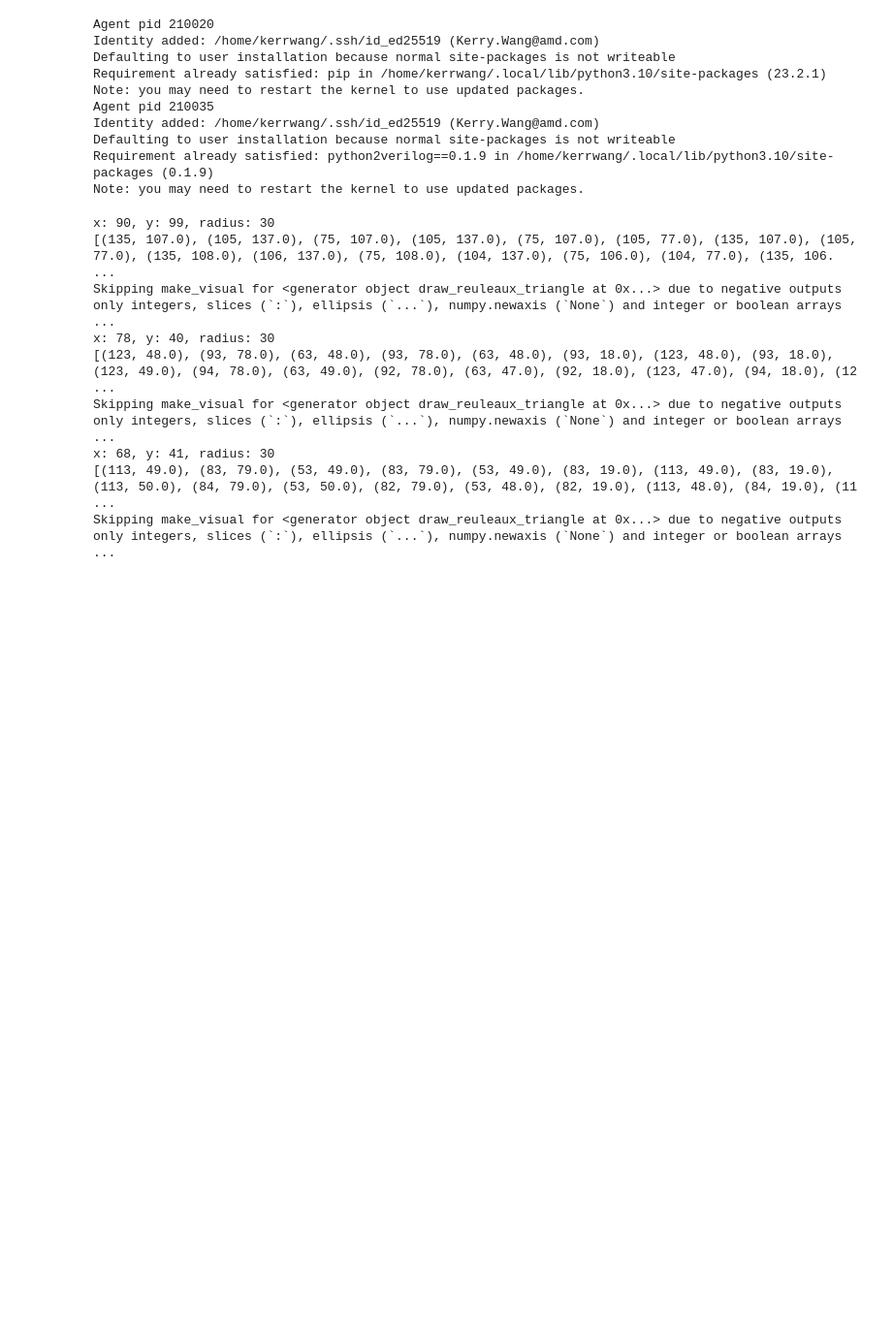
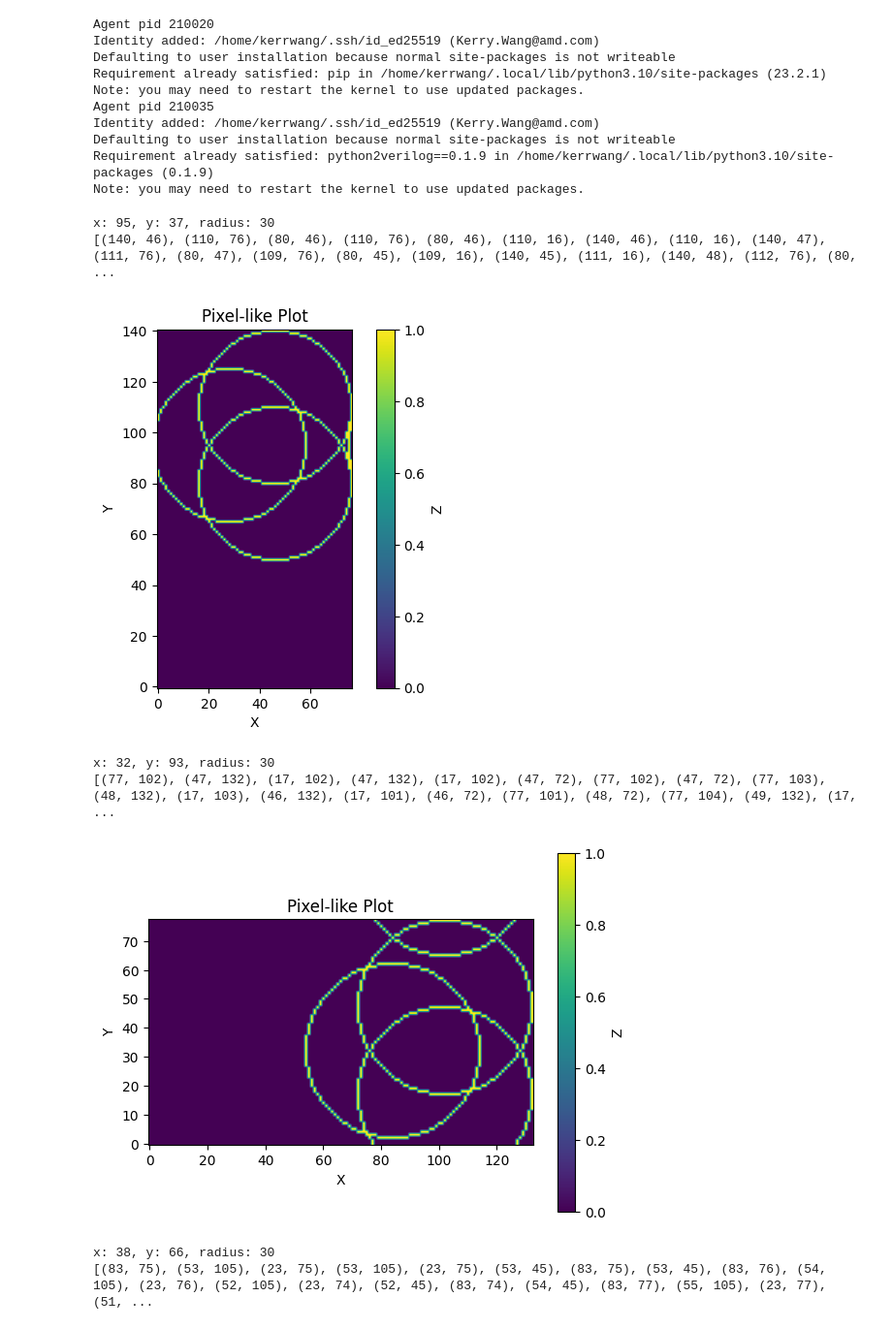
Before and after one commit to WorldofKerry/Python2Verilog, a Jupyter notebook: design/func_call/reuleaux_triangle.ipynb, the cells around one changed output. Shown: that part at 97% size. Saved outputs shown, nothing was run; the diff lists cells and outputs as text; code cells hidden in the pictures; blank space fills up the shorter version.

```diff
--- a/design/func_call/reuleaux_triangle.ipynb
+++ b/design/func_call/reuleaux_triangle.ipynb
@@ -99,40 +99,38 @@ def draw_circle(centre_x, centre_y, radius):
             crit = crit + 2 * offset_y + 1
         else:
             offset_x = offset_x - 1
             crit = crit + 2 * (offset_y - offset_x) + 1
 
 
 def draw_reuleaux_triangle(centre_x, centre_y, radius):
     c_x = centre_x
     c_y = centre_y
     c_x1 = c_x + radius // 2
     c_y1 = c_y + round(radius * math.sqrt(3) / 6)
-    c_y1 = c_y + round(radius * math.sqrt(3) / 6)
     c_x2 = c_x - radius // 2
     c_y2 = c_y + round(radius * math.sqrt(3) / 6)
     c_x3 = c_x
     c_y3 = c_y - round(radius * math.sqrt(3) / 6)
 
     yield from draw_circle(c_x1, c_y1, radius)
     yield from draw_circle(c_x2, c_y2, radius)
     yield from draw_circle(c_x3, c_y3, radius)
 
 for _ in range(3):
     x, y, radius = (
         random.randint(30, 100),
         random.randint(30, 100),
         random.randint(30, 30),
     )
     print(f"x: {x}, y: {y}, radius: {radius}")
     print(list(draw_reuleaux_triangle(x, y, radius)))
     make_visual(draw_reuleaux_triangle(x, y, radius))
 # %% [output]
-x: 90, y: 99, radius: 30
-[(135, 107.0), (105, 137.0), (75, 107.0), (105, 137.0), (75, 107.0), (105, 77.0), (135, 107.0), (105, 77.0), (135, 108.0), (106, 137.0), (75, 108.0), (104, 137.0), (75, 106.0), (104, 77.0), (135, 106. ...
-Skipping make_visual for <generator object draw_reuleaux_triangle at 0x...> due to negative outputs only integers, slices (`:`), ellipsis (`...`), numpy.newaxis (`None`) and integer or boolean arrays  ...
-x: 78, y: 40, radius: 30
-[(123, 48.0), (93, 78.0), (63, 48.0), (93, 78.0), (63, 48.0), (93, 18.0), (123, 48.0), (93, 18.0), (123, 49.0), (94, 78.0), (63, 49.0), (92, 78.0), (63, 47.0), (92, 18.0), (123, 47.0), (94, 18.0), (12 ...
-Skipping make_visual for <generator object draw_reuleaux_triangle at 0x...> due to negative outputs only integers, slices (`:`), ellipsis (`...`), numpy.newaxis (`None`) and integer or boolean arrays  ...
-x: 68, y: 41, radius: 30
-[(113, 49.0), (83, 79.0), (53, 49.0), (83, 79.0), (53, 49.0), (83, 19.0), (113, 49.0), (83, 19.0), (113, 50.0), (84, 79.0), (53, 50.0), (82, 79.0), (53, 48.0), (82, 19.0), (113, 48.0), (84, 19.0), (11 ...
-Skipping make_visual for <generator object draw_reuleaux_triangle at 0x...> due to negative outputs only integers, slices (`:`), ellipsis (`...`), numpy.newaxis (`None`) and integer or boolean arrays  ...
+x: 95, y: 37, radius: 30
+[(140, 46), (110, 76), (80, 46), (110, 76), (80, 46), (110, 16), (140, 46), (110, 16), (140, 47), (111, 76), (80, 47), (109, 76), (80, 45), (109, 16), (140, 45), (111, 16), (140, 48), (112, 76), (80,  ...
+[figure, added]
+x: 32, y: 93, radius: 30
+[(77, 102), (47, 132), (17, 102), (47, 132), (17, 102), (47, 72), (77, 102), (47, 72), (77, 103), (48, 132), (17, 103), (46, 132), (17, 101), (46, 72), (77, 101), (48, 72), (77, 104), (49, 132), (17,  ...
+[figure, added]
+x: 38, y: 66, radius: 30
+[(83, 75), (53, 105), (23, 75), (53, 105), (23, 75), (53, 45), (83, 75), (53, 45), (83, 76), (54, 105), (23, 76), (52, 105), (23, 74), (52, 45), (83, 74), (54, 45), (83, 77), (55, 105), (23, 77), (51, ...
```
Also changed, not shown: parts of 1 cell of this notebook.
